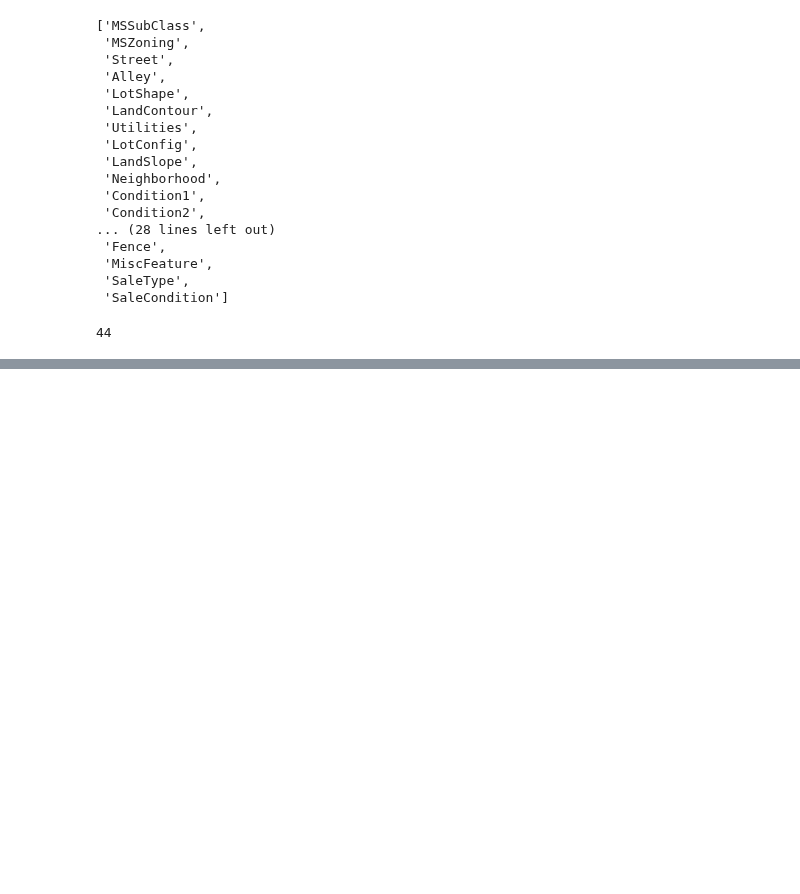
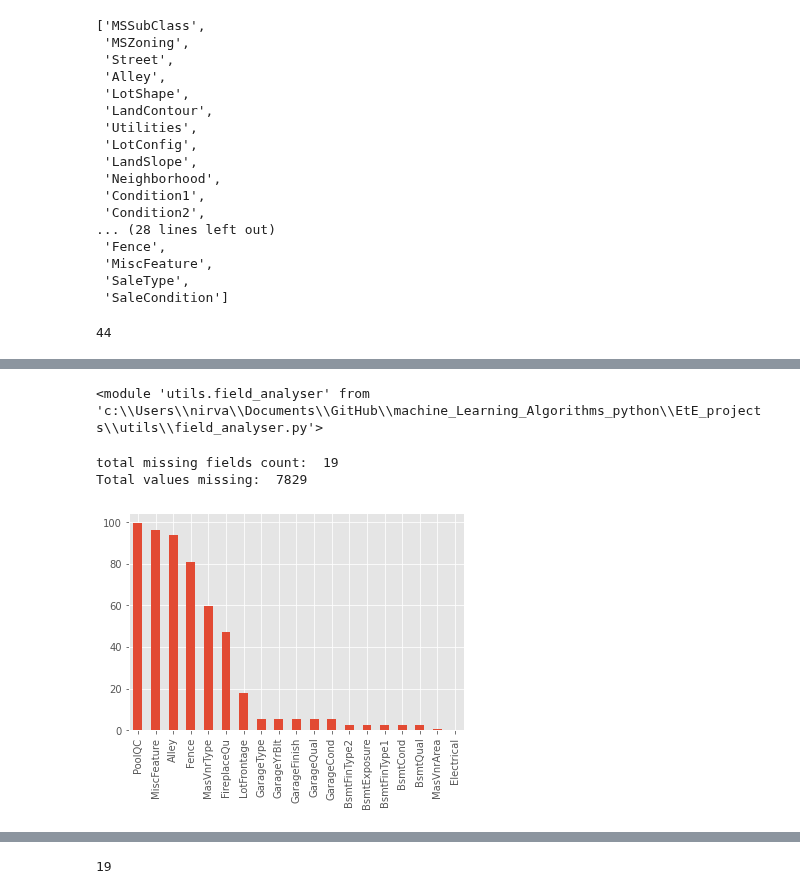
Before and after one commit to AkhilVinayakp/machine_Learning_Algorithms_python, a Jupyter notebook: EtE_projects/house-prices/Experiments/analysis.ipynb, the cells around one changed output, grey strips where cells are left out. Saved outputs shown, nothing was run; the diff lists cells and outputs as text; code cells hidden in the pictures; blank space fills up the shorter version.

Commit message:
missing values checking

```diff
--- a/EtE_projects/house-prices/Experiments/analysis.ipynb
+++ b/EtE_projects/house-prices/Experiments/analysis.ipynb
@@ -222,6 +223,8 @@ memory usage: 924.0+ KB
 # %%
 # making MSSubClass as categorical
 df['MSSubClass'] = df['MSSubClass'].astype('O')
+# %%
+df.drop("Id", axis=1,inplace=True)
 # %%
 # finding categorical values
 cat_cols = [col for col in df.columns if df[col].dtype == 'O']
@@ -251,0 +320,10 @@ len(cat_cols)
+# %%
+reload(fal)
+# %% [output]
+<module 'utils.field_analyser' from 'c:\\Users\\nirva\\Documents\\GitHub\\machine_Learning_Algorithms_python\\EtE_projects\\utils\\field_analyser.py'>
+# %%
+fal.missing_stats(df).T
+# %% [output]
+total missing fields count:  19
+Total values missing:  7829
+[figure, added]
@@ -251,0 +336,4 @@ len(cat_cols)
+# %%
+missing_val_cols.__len__()
+# %% [output]
+19
```
Also changed, not shown: parts of 24 cells of this notebook.
